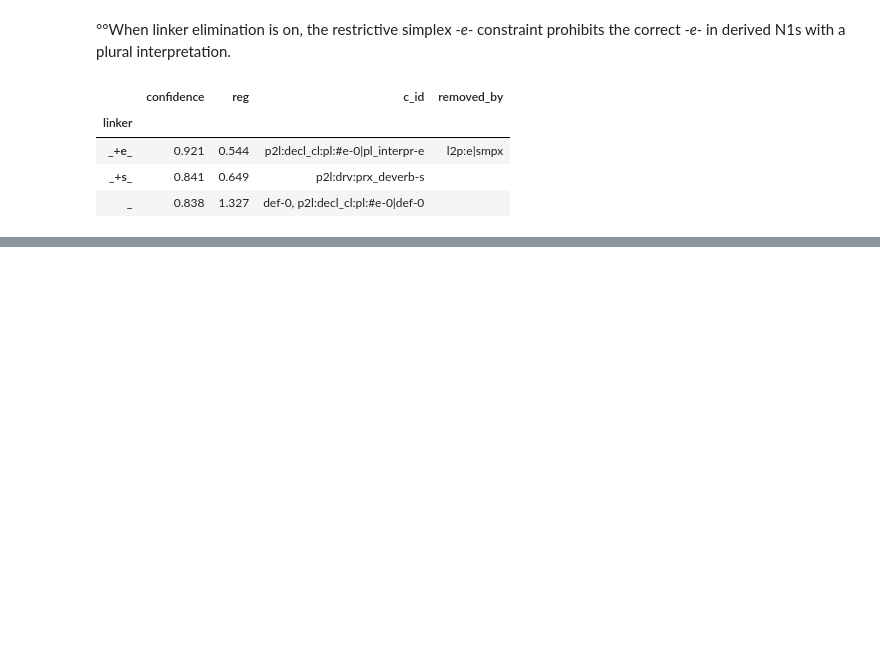
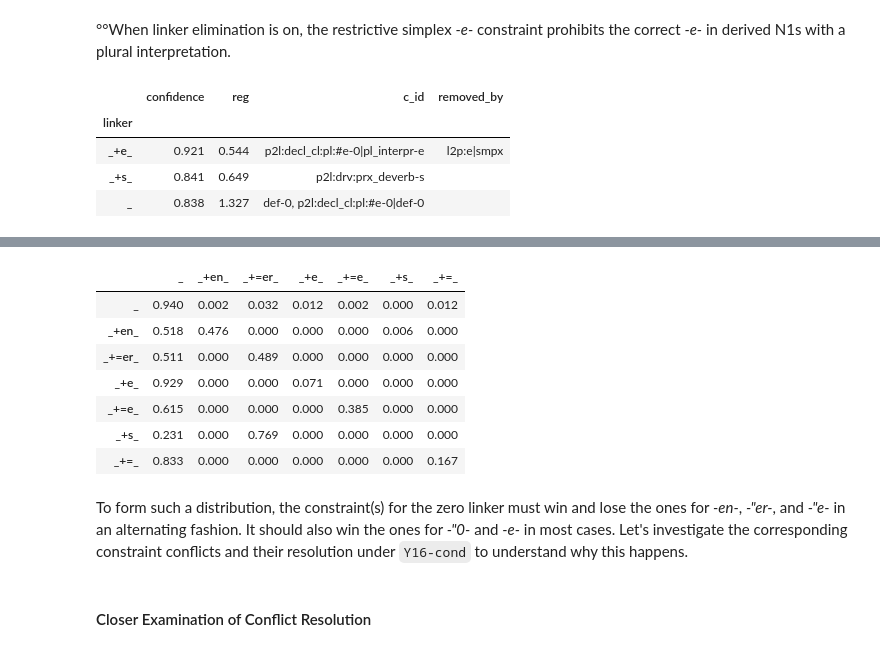
Before and after one commit to maxschmaltz/DieKonstraints, a Jupyter notebook: comp_modeling/inspect.ipynb, the cells around one changed output, grey strips where cells are left out. Saved outputs shown, nothing was run; the diff lists cells and outputs as text; code cells hidden in the pictures; blank space fills up the shorter version.

```diff
--- a/comp_modeling/inspect.ipynb
+++ b/comp_modeling/inspect.ipynb
@@ -1276,0 +1361,4 @@ At the same time, the example of _-"0-_ (and partially _-"er-_) demonstrates how
+# %%
+ldistr_comparison = load_tsv_generic(os.path.join(method_dir, "ldistr_comparison.tsv"))
+f1_acc_df = load_tsv_generic(os.path.join(method_dir, "f1_acc_df.tsv"))
+cnf_matrix = load_tsv_generic(os.path.join(method_dir, "confusion_matrix.tsv"))
@@ -1276,0 +1400,13 @@ At the same time, the example of _-"0-_ (and partially _-"er-_) demonstrates how
+# %%
+cnf_matrix
+# %% [output]
+|  | _ | _+en_ | _+=er_ | _+e_ | _+=e_ | _+s_ | _+=_ |
+| _ | 0.940 | 0.002 | 0.032 | 0.012 | 0.002 | 0.000 | 0.012 |
+| _+en_ | 0.518 | 0.476 | 0.000 | 0.000 | 0.000 | 0.006 | 0.000 |
+| _+=er_ | 0.511 | 0.000 | 0.489 | 0.000 | 0.000 | 0.000 | 0.000 |
+| _+e_ | 0.929 | 0.000 | 0.000 | 0.071 | 0.000 | 0.000 | 0.000 |
+| _+=e_ | 0.615 | 0.000 | 0.000 | 0.000 | 0.385 | 0.000 | 0.000 |
+| _+s_ | 0.231 | 0.000 | 0.769 | 0.000 | 0.000 | 0.000 | 0.000 |
+| _+=_ | 0.833 | 0.000 | 0.000 | 0.000 | 0.000 | 0.000 | 0.167 |
+# %% [markdown]
+To form such a distribution, the constraint(s) for the zero linker must win and lose the ones for _-en-_, _-"er-_, and _-"e-_ in an alternating fashion. It should also win the ones for _-"0-_ and _-e-_ in most cases. Let's investigate the corresponding constraint conflicts and their resolution under `Y16-cond` to understand why this happens.
@@ -1276,0 +1427,2 @@ At the same time, the example of _-"0-_ (and partially _-"er-_) demonstrates how
+# %% [markdown]
+#### Closer Examination of Conflict Resolution
```
Also changed, not shown: parts of 43 cells of this notebook, 2 other files.
